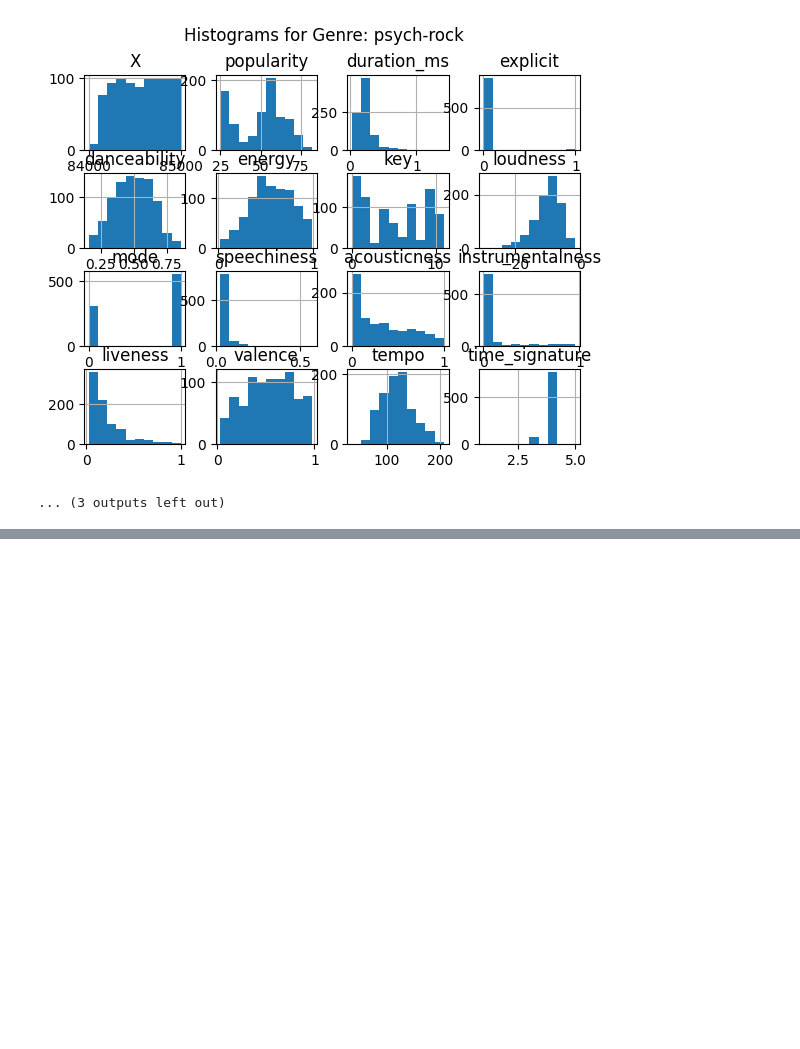
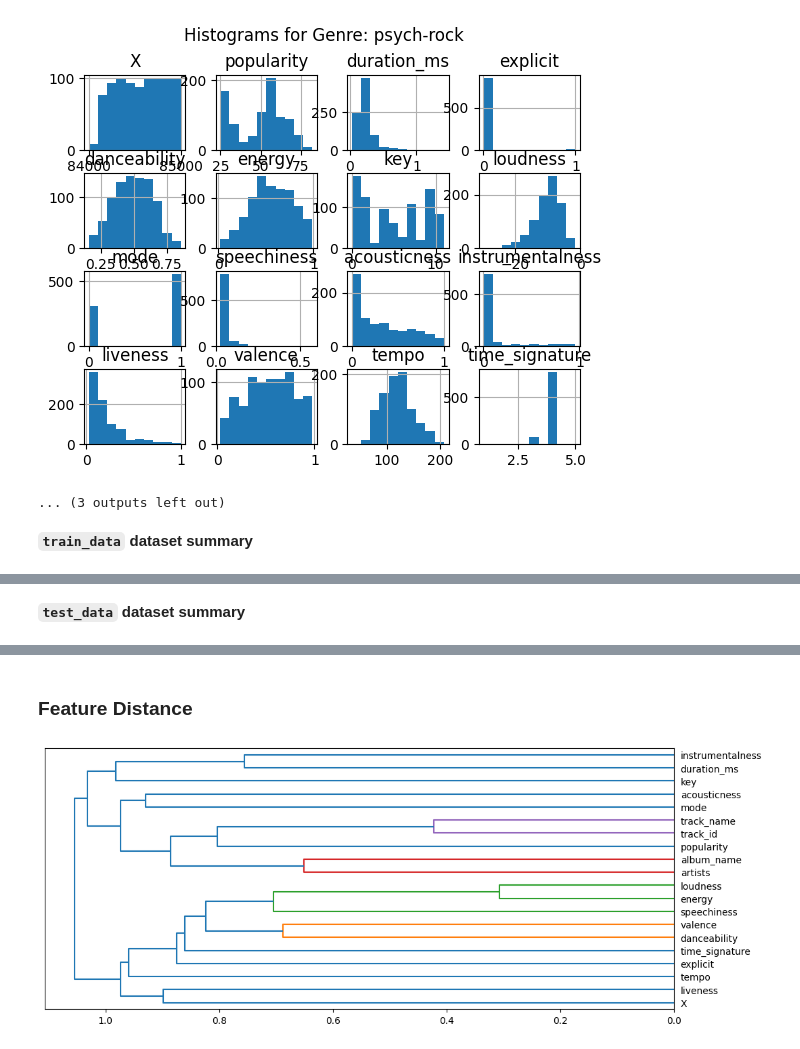
Before and after one commit to Xteom/ITAMplify, a Jupyter notebook: EDA.ipynb, the cells around one changed output, grey strips where cells are left out. Cells and saved outputs as stored; diff of their text form; code cells hidden in the pictures; blank space fills up the shorter version.

```diff
--- a/EDA.ipynb
+++ b/EDA.ipynb
@@ -93,3 +102,26 @@ for cat in categories:
 [figure]
 [figure]
 ... (3 outputs left out)
+# %%
+from sklearn.model_selection import train_test_split
+
+data = pd.read_csv('itamplify_train.csv')
+
+train, test = train_test_split(data,
+                                stratify=data['track_genre'],
+                                test_size=0.2,
+                                random_state=42)
+
+train, val = train_test_split(train,
+                                stratify=train['track_genre'],
+                                test_size=0.2,
+                                random_state=42)
+# %%
+import autogluon.eda.auto as auto
+
+all_train = pd.concat([train, val], ignore_index=True).copy()
+
+eda_overview = auto.dataset_overview(train_data=all_train, test_data=test,
+                      label='track_genre')
+# %% [output]
+**`train_data` dataset summary**
@@ -95,0 +145 @@ for cat in categories:
+**`test_data` dataset summary**
@@ -95,0 +163,2 @@ for cat in categories:
+### Feature Distance
+[figure, added]
```
Also changed, not shown: parts of 17 cells of this notebook.
